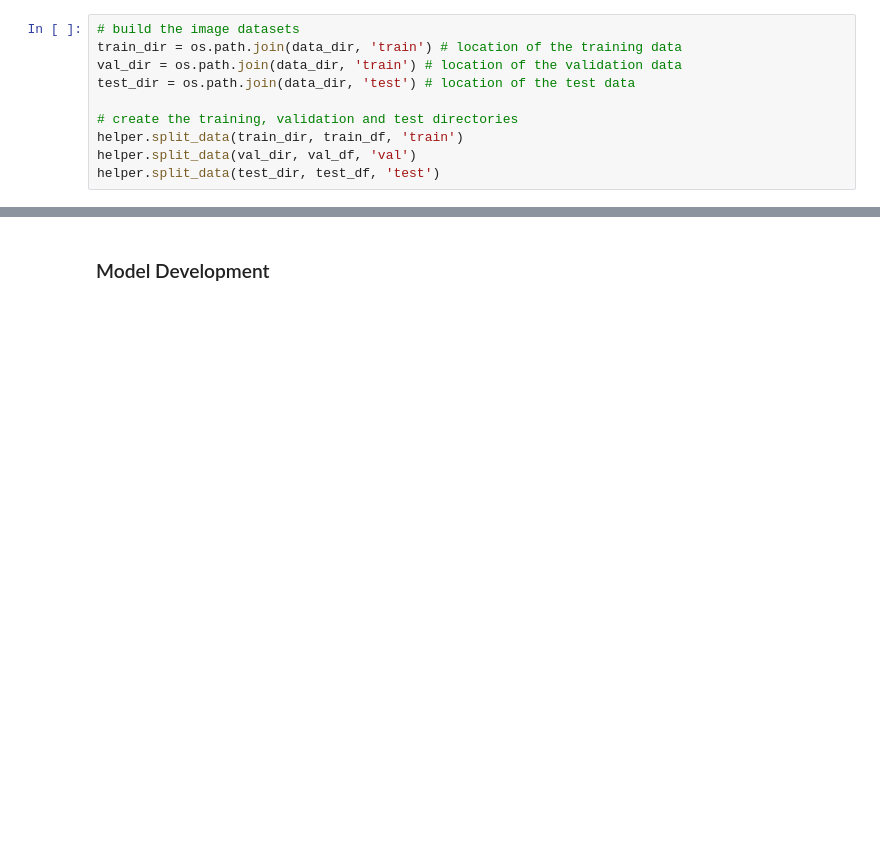
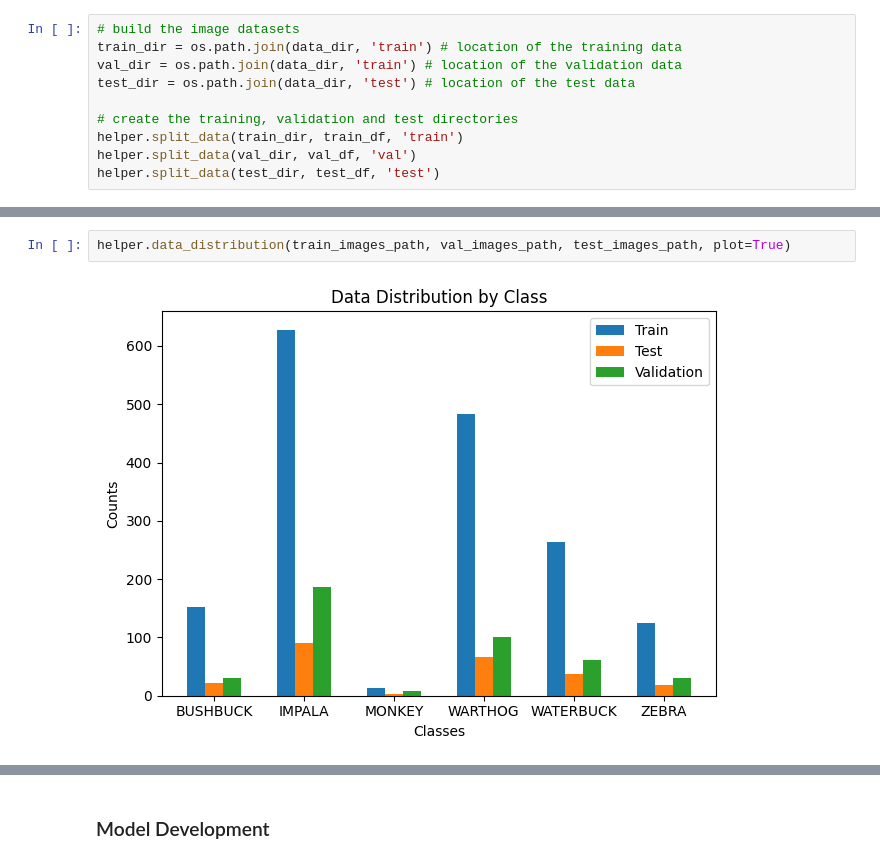
Before and after one commit to DeKUT-DSAIL/dsail-tech4wildlife, a Jupyter notebook: PART-2/camera_trap_tutorial.ipynb, the cells around one changed output, grey strips where cells are left out. Drawn from its saved outputs; the diff is of its cells as text; blank space fills up the shorter version.

```diff
--- a/PART-2/camera_trap_tutorial.ipynb
+++ b/PART-2/camera_trap_tutorial.ipynb
@@ -123,3 +147,7 @@ Found 236 files belonging to 6 classes.
+# %%
+helper.data_distribution(train_images_path, val_images_path, test_images_path, plot=True)
+# %% [output]
+[figure, added]
 # %%
 # Call the function with your train_images, train_labels, and labels
 helper.visualize_dimensionality_reduction(train_images, train_labels, labels)
```
Also changed, not shown: parts of 28 cells of this notebook, 9 other files.
